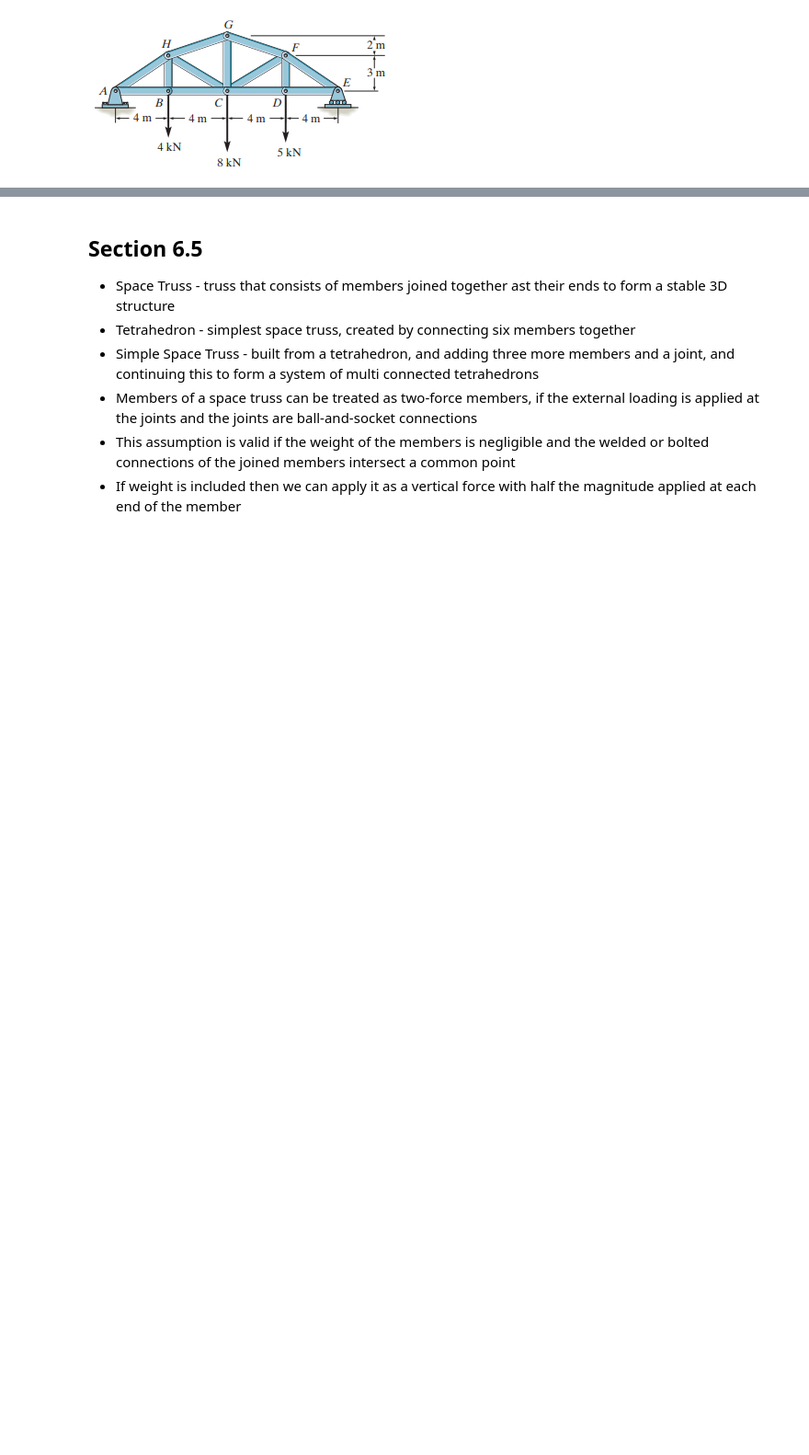
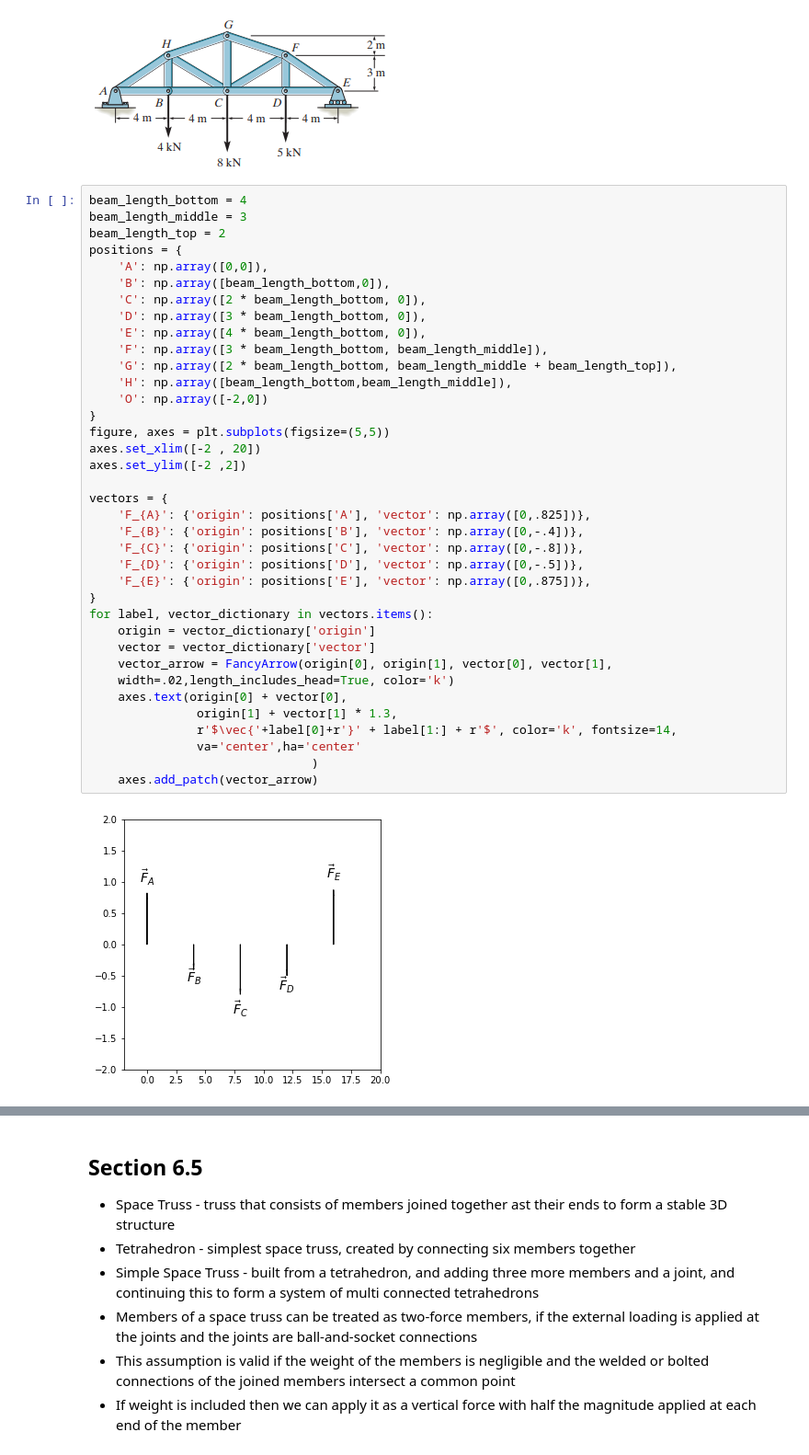
Before and after one commit to michaelhotchkiss/Statics, a Jupyter notebook: Chapter 6 - Structual Analysis.ipynb, the cells around one changed output, grey strips where cells are left out. Shown at 92% size. Cells and saved outputs as stored; diff of their text form; blank space fills up the shorter version.

Commit message:
diagrams

```diff
--- a/Chapter 6 - Structual Analysis.ipynb
+++ b/Chapter 6 - Structual Analysis.ipynb
@@ -345,6 +345,45 @@ from IPython.display import Image
 Image("pictures/problem_6_46.png")
 # %% [output]
 [figure]
+# %%
+beam_length_bottom = 4
+beam_length_middle = 3
+beam_length_top = 2
+positions = {
+    'A': np.array([0,0]),
+    'B': np.array([beam_length_bottom,0]),
+    'C': np.array([2 * beam_length_bottom, 0]),
+    'D': np.array([3 * beam_length_bottom, 0]),
+    'E': np.array([4 * beam_length_bottom, 0]),
+    'F': np.array([3 * beam_length_bottom, beam_length_middle]),
+    'G': np.array([2 * beam_length_bottom, beam_length_middle + beam_length_top]),
+    'H': np.array([beam_length_bottom,beam_length_middle]),
+    'O': np.array([-2,0])
+}
+figure, axes = plt.subplots(figsize=(5,5))
+axes.set_xlim([-2 , 20])
+axes.set_ylim([-2 ,2])
+
+vectors = {
+    'F_{A}': {'origin': positions['A'], 'vector': np.array([0,.825])},
+    'F_{B}': {'origin': positions['B'], 'vector': np.array([0,-.4])},
+    'F_{C}': {'origin': positions['C'], 'vector': np.array([0,-.8])},
+    'F_{D}': {'origin': positions['D'], 'vector': np.array([0,-.5])},
+    'F_{E}': {'origin': positions['E'], 'vector': np.array([0,.875])},
+}
+for label, vector_dictionary in vectors.items():
+    origin = vector_dictionary['origin']
+    vector = vector_dictionary['vector']
+    vector_arrow = FancyArrow(origin[0], origin[1], vector[0], vector[1],
+    width=.02,length_includes_head=True, color='k')
+    axes.text(origin[0] + vector[0],
+               origin[1] + vector[1] * 1.3,
+               r'$\vec{'+label[0]+r'}' + label[1:] + r'$', color='k', fontsize=14,
+               va='center',ha='center'
+                               )
+    axes.add_patch(vector_arrow)
+# %% [output]
+[figure, added]
 # %%
 import numpy as np
 beam_length_bottom = 4
```
Also changed, not shown: parts of 1 cell of this notebook.
